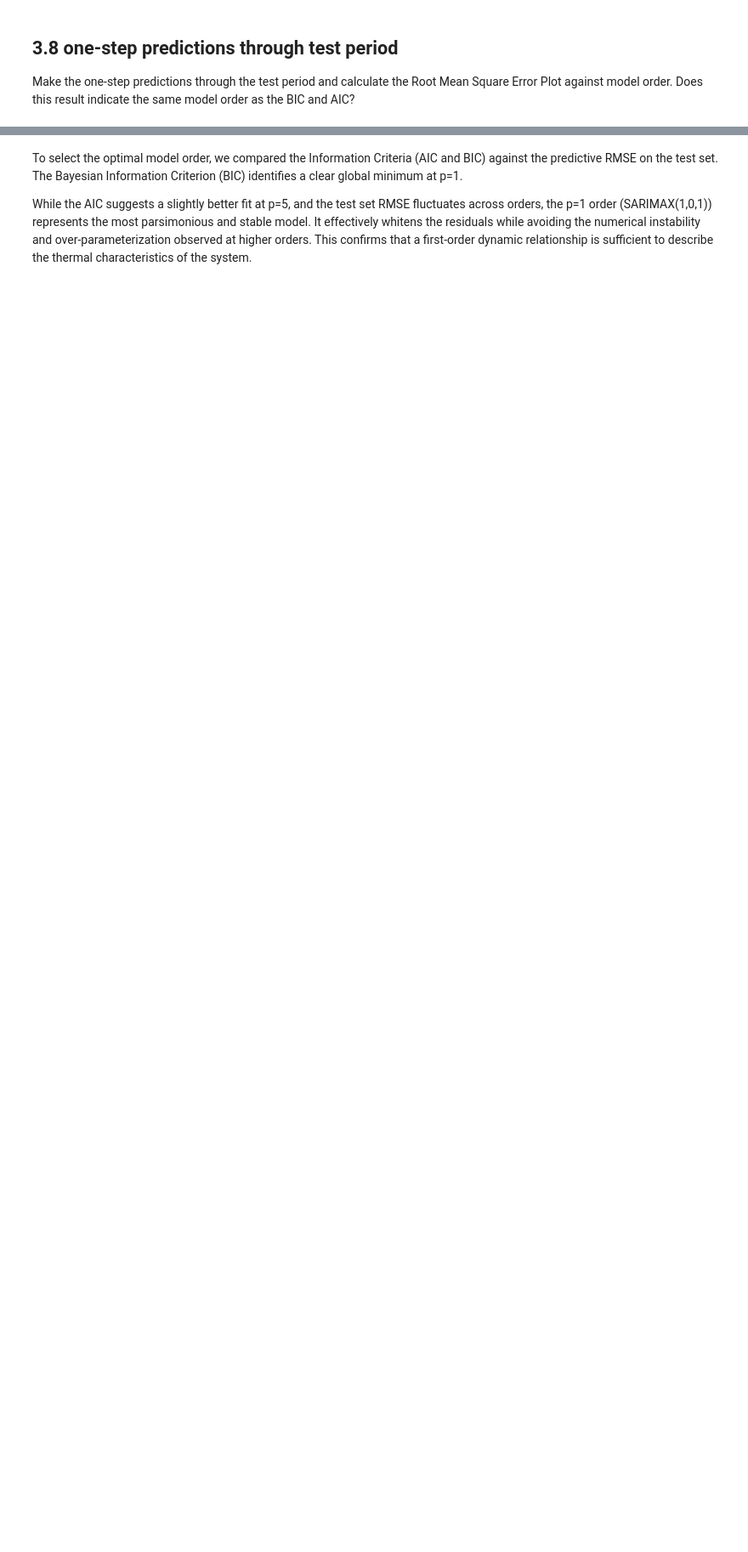
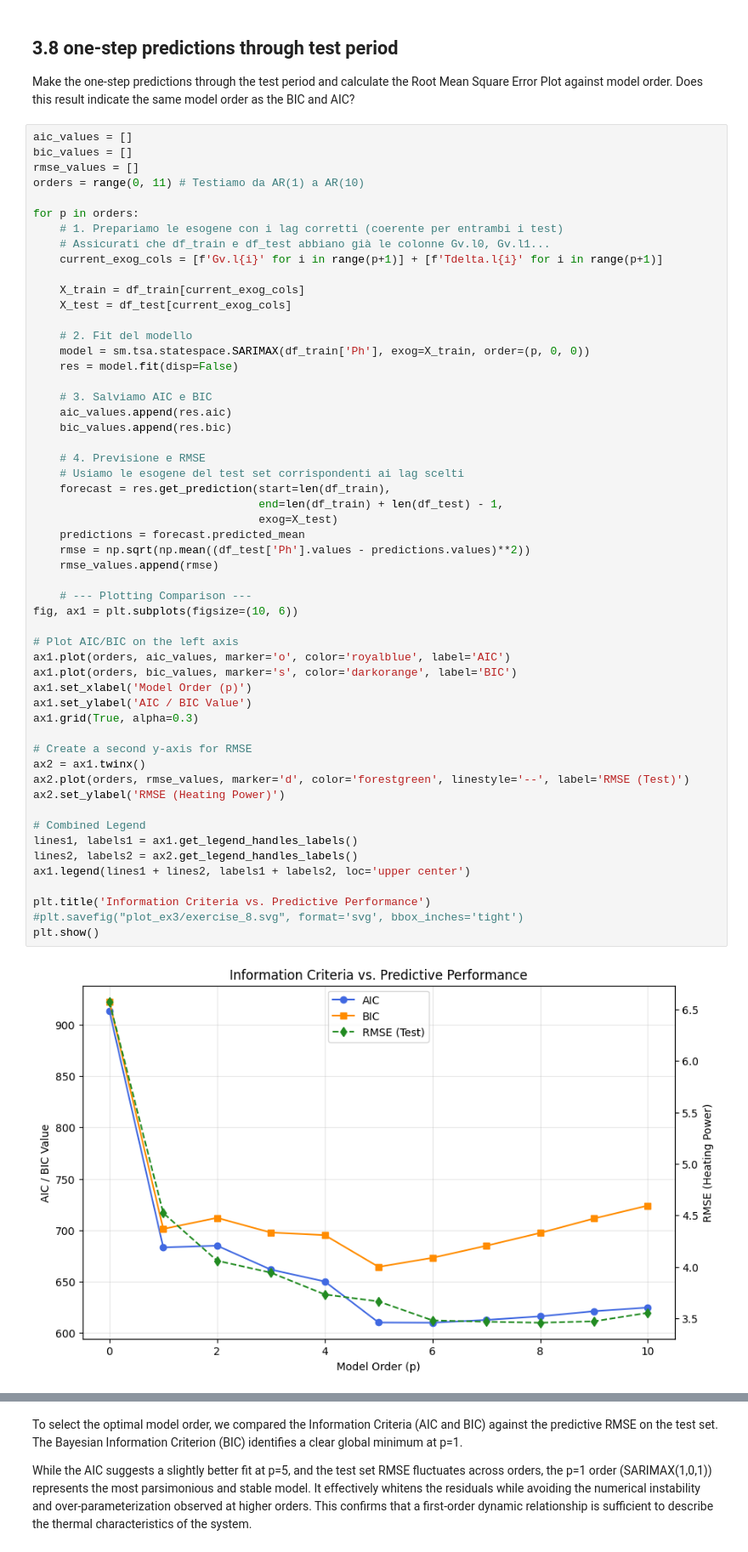
Before and after one commit to valentinatrolese02-collab/time_series_analysis, a Jupyter notebook: assignment3/ex3.ipynb, the cells around one changed output, grey strips where cells are left out. Shown at 85% size. Saved outputs shown, nothing was run; the diff lists cells and outputs as text; blank space fills up the shorter version.

```diff
--- a/assignment3/ex3.ipynb
+++ b/assignment3/ex3.ipynb
@@ -537,6 +536,62 @@ While p=5 yields the lowest score, the local minimum at p=1 offers a much more p
 ## 3.8 one-step predictions through test period
 Make the one-step predictions through the test period and calculate the Root Mean Square Error
 Plot against model order. Does this result indicate the same model order as the BIC and AIC?
+# %%
+aic_values = []
+bic_values = []
+rmse_values = []
+orders = range(0, 11) # Testiamo da AR(1) a AR(10)
+
+for p in orders:
+    # 1. Prepariamo le esogene con i lag corretti (coerente per entrambi i test)
+    # Assicurati che df_train e df_test abbiano già le colonne Gv.l0, Gv.l1...
+    current_exog_cols = [f'Gv.l{i}' for i in range(p+1)] + [f'Tdelta.l{i}' for i in range(p+1)]
+
+    X_train = df_train[current_exog_cols]
+    X_test = df_test[current_exog_cols]
+
+    # 2. Fit del modello
+    model = sm.tsa.statespace.SARIMAX(df_train['Ph'], exog=X_train, order=(p, 0, 0))
+    res = model.fit(disp=False)
+
+    # 3. Salviamo AIC e BIC
+    aic_values.append(res.aic)
+    bic_values.append(res.bic)
+
+    # 4. Previsione e RMSE
+    # Usiamo le esogene del test set corrispondenti ai lag scelti
+    forecast = res.get_prediction(start=len(df_train),
+                                  end=len(df_train) + len(df_test) - 1,
+                                  exog=X_test)
+    predictions = forecast.predicted_mean
+    rmse = np.sqrt(np.mean((df_test['Ph'].values - predictions.values)**2))
+    rmse_values.append(rmse)
+
+    # --- Plotting Comparison ---
+fig, ax1 = plt.subplots(figsize=(10, 6))
+
+# Plot AIC/BIC on the left axis
+ax1.plot(orders, aic_values, marker='o', color='royalblue', label='AIC')
+ax1.plot(orders, bic_values, marker='s', color='darkorange', label='BIC')
+ax1.set_xlabel('Model Order (p)')
+ax1.set_ylabel('AIC / BIC Value')
+ax1.grid(True, alpha=0.3)
+
+# Create a second y-axis for RMSE
+ax2 = ax1.twinx()
+ax2.plot(orders, rmse_values, marker='d', color='forestgreen', linestyle='--', label='RMSE (Test)')
+ax2.set_ylabel('RMSE (Heating Power)')
+
+# Combined Legend
+lines1, labels1 = ax1.get_legend_handles_labels()
+lines2, labels2 = ax2.get_legend_handles_labels()
+ax1.legend(lines1 + lines2, labels1 + labels2, loc='upper center')
+
+plt.title('Information Criteria vs. Predictive Performance')
+#plt.savefig("plot_ex3/exercise_8.svg", format='svg', bbox_inches='tight')
+plt.show()
+# %% [output]
+[figure, added]
 # %%
 rmse_values = []
 test_y = df_test['Ph']
```
Also changed, not shown: parts of 9 cells of this notebook, 10 other files.
